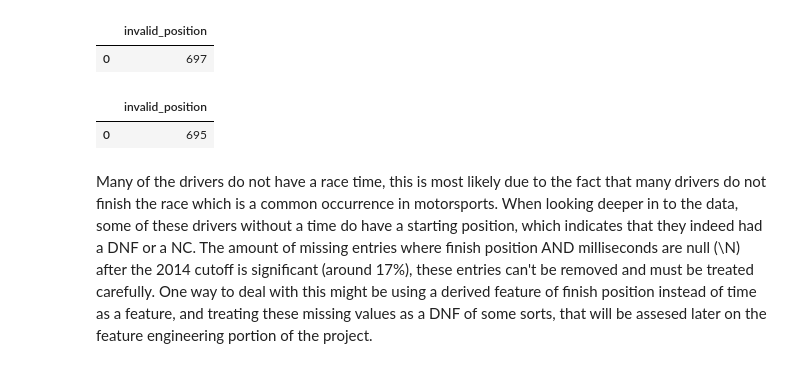
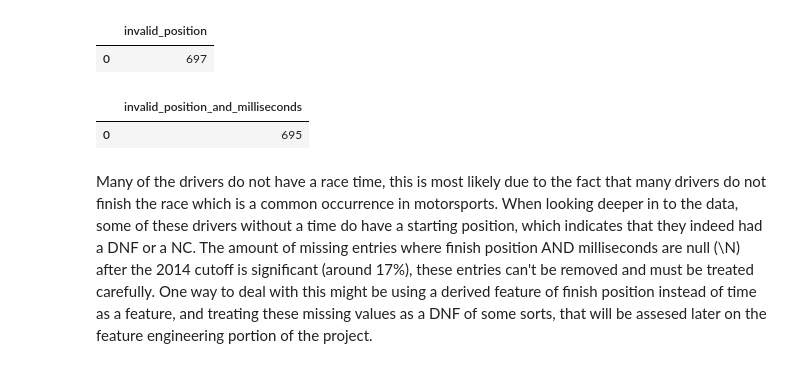
Before and after one commit to viurdaneta/F1, a Jupyter notebook: Data Preparation.ipynb, the cells around one changed output. Saved outputs shown, nothing was run; the diff lists cells and outputs as text; code cells hidden in the pictures.

```diff
--- a/Data Preparation.ipynb
+++ b/Data Preparation.ipynb
@@ -585,5 +627,7 @@ duckdb.sql("CREATE TABLE results_drivers_races_circuits AS "
 # %%
-duckdb.sql("DESCRIBE results_drivers_races_circuits").df()
+con = duckdb.connect("f1.duckdb")
+
+con.execute("DESCRIBE results_drivers_races_circuits").df()
 # %% [output]
 |  | column_name | column_type | null | key | default | extra |
 | 0 | resultId | BIGINT | YES | NaN | NaN | NaN |
@@ -656,10 +700,10 @@ duckdb.sql("SELECT COUNT(*) AS invalid_position "
 |  | invalid_position |
 | 0 | 697 |
 # %%
-duckdb.sql("SELECT COUNT(*) AS invalid_position_and_milliseconds "
+con.execute("SELECT COUNT(*) AS invalid_position_and_milliseconds "
 "FROM results_drivers_races_circuits "
 "WHERE year >= 2014 "
 "AND position = '\\N' AND milliseconds = '\\N'" ).df()
 # %% [output]
-|  | invalid_position |
+|  | invalid_position_and_milliseconds |
 | 0 | 695 |
```
Also changed, not shown: parts of 75 cells of this notebook, 12 other files.
